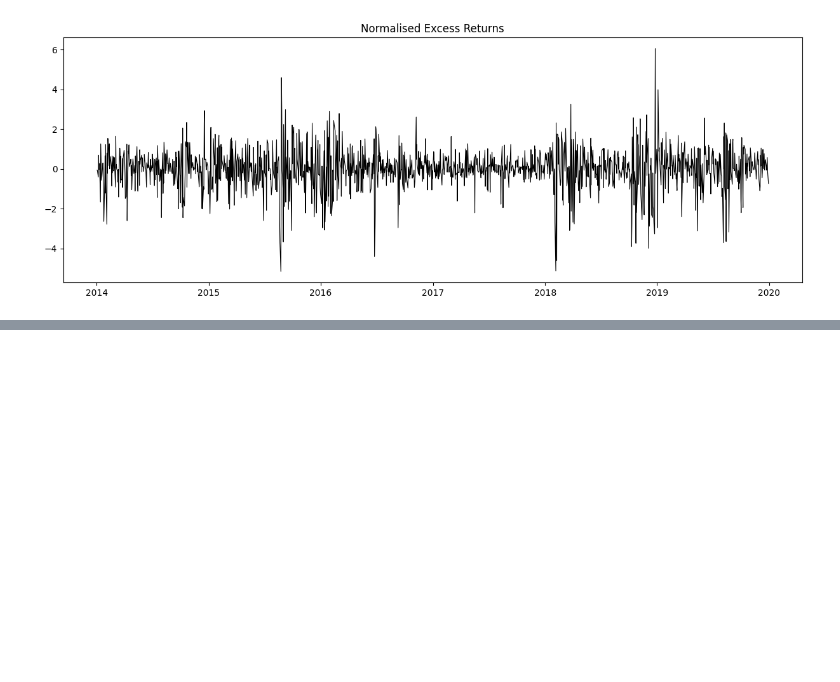
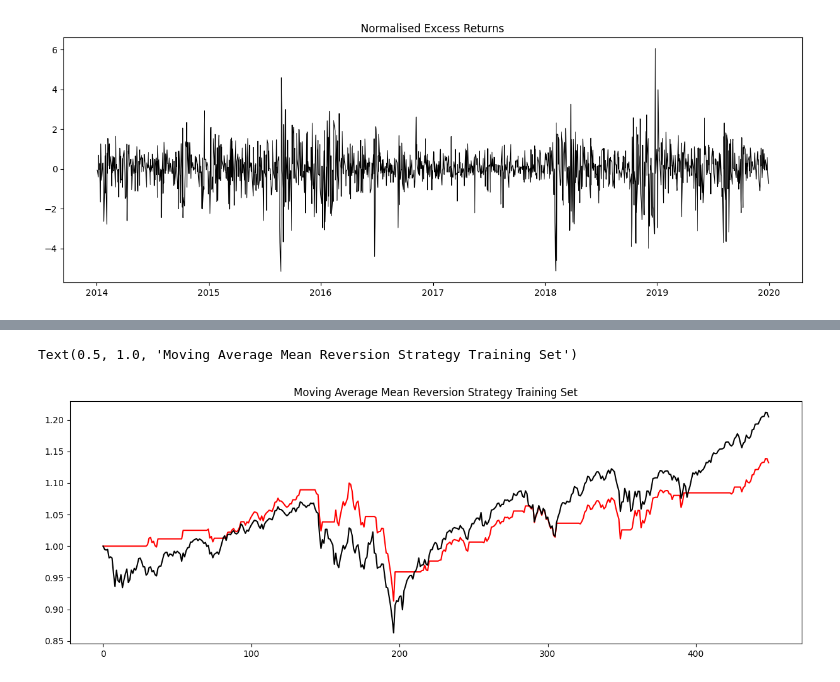
Before and after one commit to maxnorman569/comp0051_algorithmic_trading, a Jupyter notebook: coursework-two/ma_mean_reversion_stategy.ipynb, the cells around one changed output, grey strips where cells are left out. Cells and saved outputs as stored; diff of their text form; code cells hidden in the pictures; blank space fills up the shorter version.

```diff
--- a/coursework-two/ma_mean_reversion_stategy.ipynb
+++ b/coursework-two/ma_mean_reversion_stategy.ipynb
@@ -49,0 +145,8 @@ plt.plot(df['normalised_excess_returns'], color = 'black', lw = 0.8)
+# %%
+# plot strategy on test set
+plt.plot(mr_test_returns, color = 'red')
+plt.plot(p_test / p_test[0], color = 'black')
+plt.title('Moving Average Mean Reversion Strategy Training Set')
+# %% [output]
+Text(0.5, 1.0, 'Moving Average Mean Reversion Strategy Training Set')
+[figure, added]
```
Also changed, not shown: parts of 11 cells of this notebook, 2 other files.
